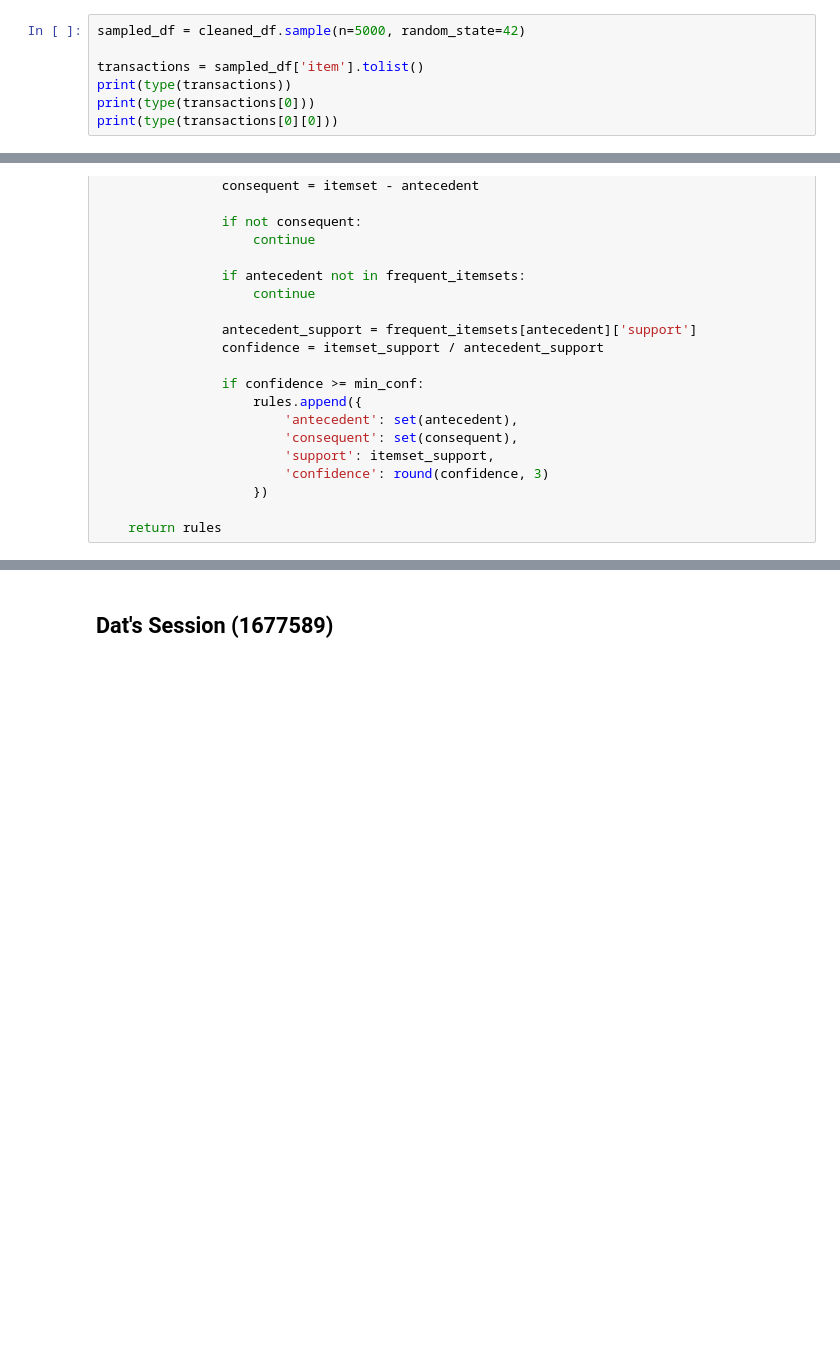
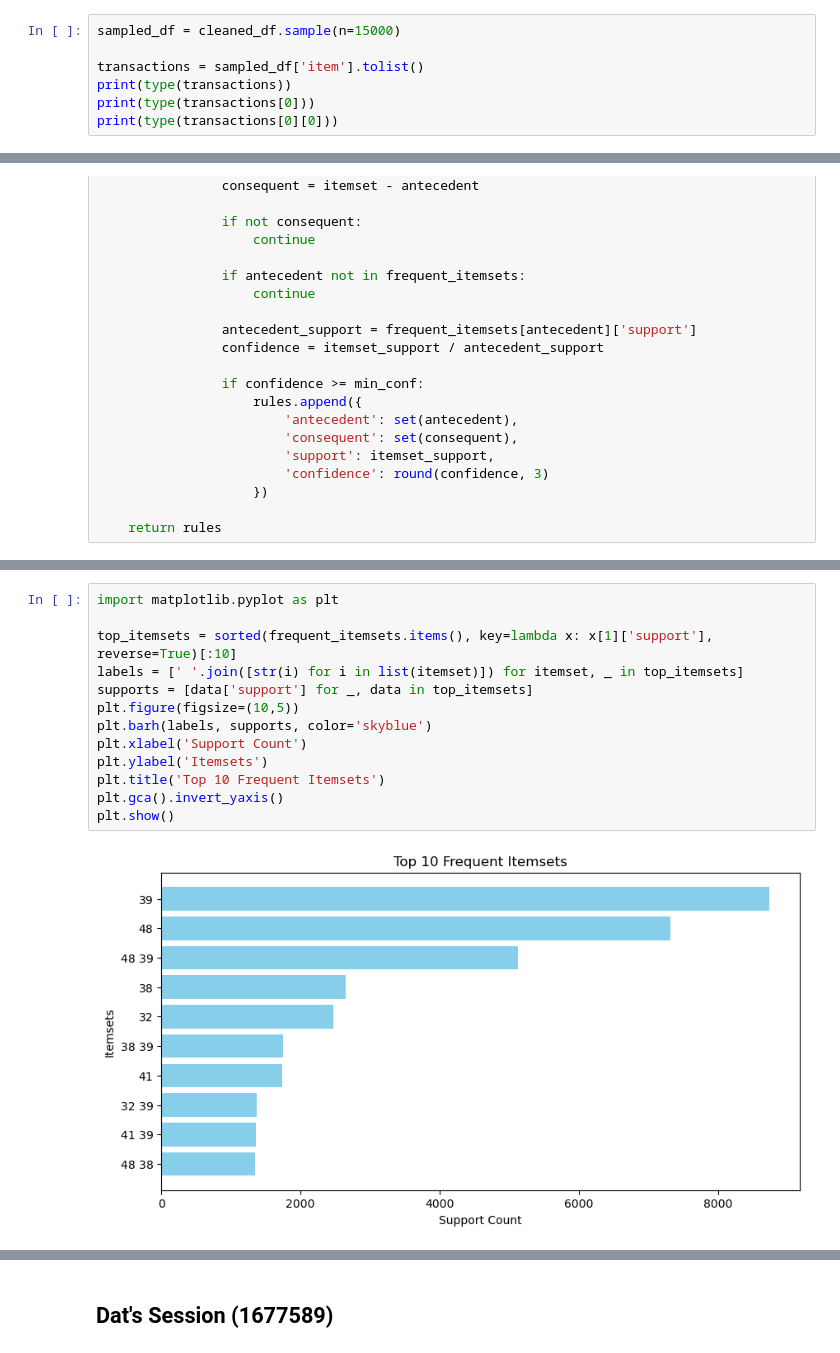
Before and after one commit to CS-3370-Team/Apriory_ItemSet, a Jupyter notebook: Group_Project.ipynb, the cells around one changed output, grey strips where cells are left out. Cells and saved outputs as stored; diff of their text form; blank space fills up the shorter version.

```diff
--- a/Group_Project.ipynb
+++ b/Group_Project.ipynb
@@ -416,7 +553,7 @@ print(cleaned_df.columns)
 4               4        [39, 175, 421, 806, 1025, 1629, 2424, 3151]
 Index(['transaction_id', 'item'], dtype='object')
 # %%
-sampled_df = cleaned_df.sample(n=5000, random_state=42)
+sampled_df = cleaned_df.sample(n=15000)
 
 transactions = sampled_df['item'].tolist()
 print(type(transactions))
@@ -585,0 +723,15 @@ for rule in rules:
+# %%
+import matplotlib.pyplot as plt
+
+top_itemsets = sorted(frequent_itemsets.items(), key=lambda x: x[1]['support'], reverse=True)[:10]
+labels = [' '.join([str(i) for i in list(itemset)]) for itemset, _ in top_itemsets]
+supports = [data['support'] for _, data in top_itemsets]
+plt.figure(figsize=(10,5))
+plt.barh(labels, supports, color='skyblue')
+plt.xlabel('Support Count')
+plt.ylabel('Itemsets')
+plt.title('Top 10 Frequent Itemsets')
+plt.gca().invert_yaxis()
+plt.show()
+# %% [output]
+[figure, added]
```
Also changed, not shown: parts of 7 cells of this notebook.
